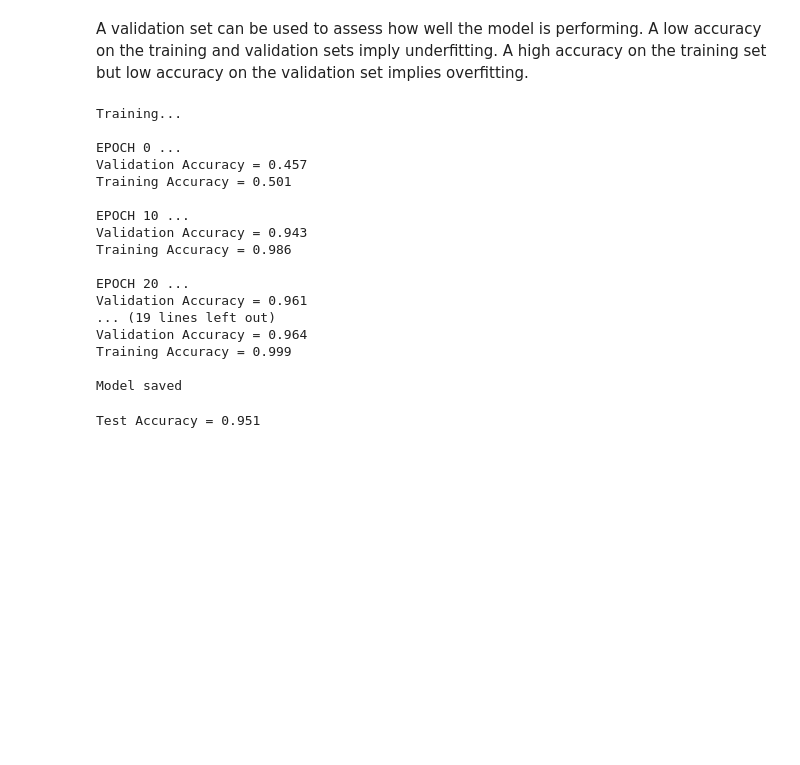
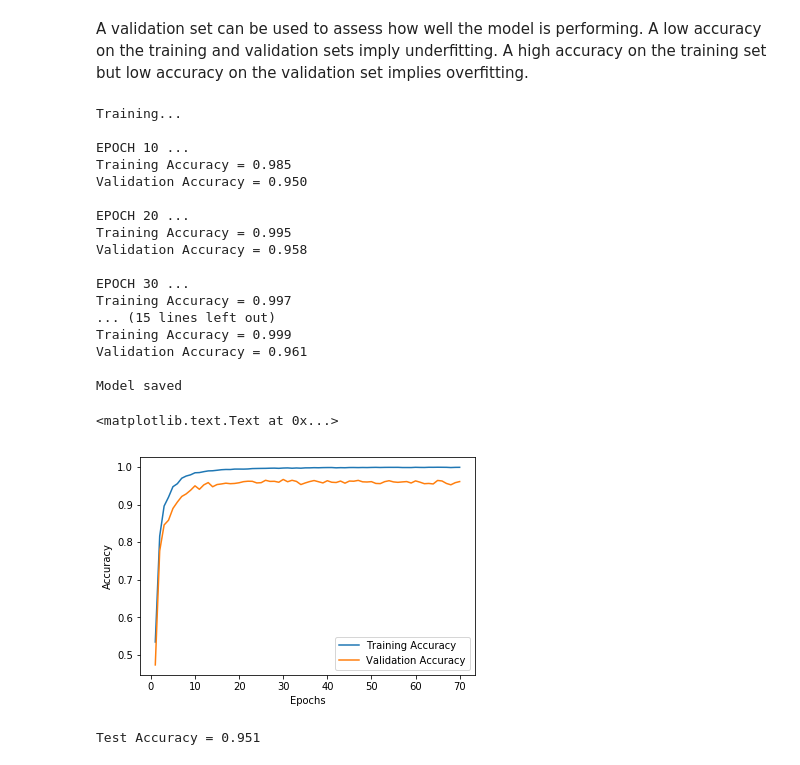
Before and after one commit to nins-k/CarND-Traffic-Sign-Classifier-Project, a Jupyter notebook: Traffic_Sign_Classifier.ipynb, the cells around one changed output. Drawn from its saved outputs; the diff is of its cells as text; code cells hidden in the pictures; blank space fills up the shorter version.

```diff
--- a/Traffic_Sign_Classifier.ipynb
+++ b/Traffic_Sign_Classifier.ipynb
@@ -336,26 +340,35 @@ sets imply underfitting. A high accuracy on the training set but low accuracy on
 EPOCHS = 70
 BATCH_SIZE = 512
 
+train_accuracy_arr = []
+valid_accuracy_arr = []
+epochs_list = range(1,EPOCHS+1)
+
 with tf.Session() as sess:
     sess.run(tf.global_variables_initializer())
     num_examples = len(X_train)
 
     print("Training...")
     print()
-    for i in range(0, EPOCHS+1):
+    for i in range(1, EPOCHS+1):
         X_train, y_train = shuffle(X_train, y_train)
         for offset in range(0, num_examples, BATCH_SIZE):
             end = offset + BATCH_SIZE
             batch_x, batch_y = X_train[offset:end], y_train[offset:end]
             sess.run(training_operation, feed_dict={x: batch_x, y: batch_y, keep_prob : 0.5})
 
+        validation_accuracy = evaluate(X_valid, y_valid)
+        training_accuracy = evaluate(X_train, y_train)
+
+        valid_accuracy_arr.append(validation_accuracy)
+        train_accuracy_arr.append(training_accuracy)
+
         if(i%10==0):
-            validation_accuracy = evaluate(X_valid, y_valid)
+
             print("EPOCH {} ...".format(i))
+            print("Training Accuracy = {:.3f}".format(training_accuracy))
+
             print("Validation Accuracy = {:.3f}".format(validation_accuracy))
-
-            training_accuracy = evaluate(X_train, y_train)
-            print("Training Accuracy = {:.3f}".format(training_accuracy))
             print()
 
     saver.save(sess, './covnet')
@@ -363,21 +376,31 @@ with tf.Session() as sess:
 # %% [output]
 Training...
 
-EPOCH 0 ...
-Validation Accuracy = 0.457
-Training Accuracy = 0.501
-
 EPOCH 10 ...
-Validation Accuracy = 0.943
-Training Accuracy = 0.986
+Training Accuracy = 0.985
+Validation Accuracy = 0.950
 
 EPOCH 20 ...
+Training Accuracy = 0.995
+Validation Accuracy = 0.958
+
+EPOCH 30 ...
+Training Accuracy = 0.997
+... (15 lines left out)
+Training Accuracy = 0.999
 Validation Accuracy = 0.961
-... (19 lines left out)
-Validation Accuracy = 0.964
-Training Accuracy = 0.999
 
 Model saved
+# %%
+#Display the final Validation and Training Accuracy
+plt.plot(epochs_list, train_accuracy_arr)
+plt.plot(epochs_list, valid_accuracy_arr)
+plt.legend(("Training Accuracy", "Validation Accuracy"))
+plt.ylabel("Accuracy")
+plt.xlabel("Epochs")
+# %% [output]
+<matplotlib.text.Text at 0x...>
+[figure, added]
 # %%
 # Evaluation of the Test Accuracy
 
```
Also changed, not shown: parts of 6 cells of this notebook, 5 other files.
